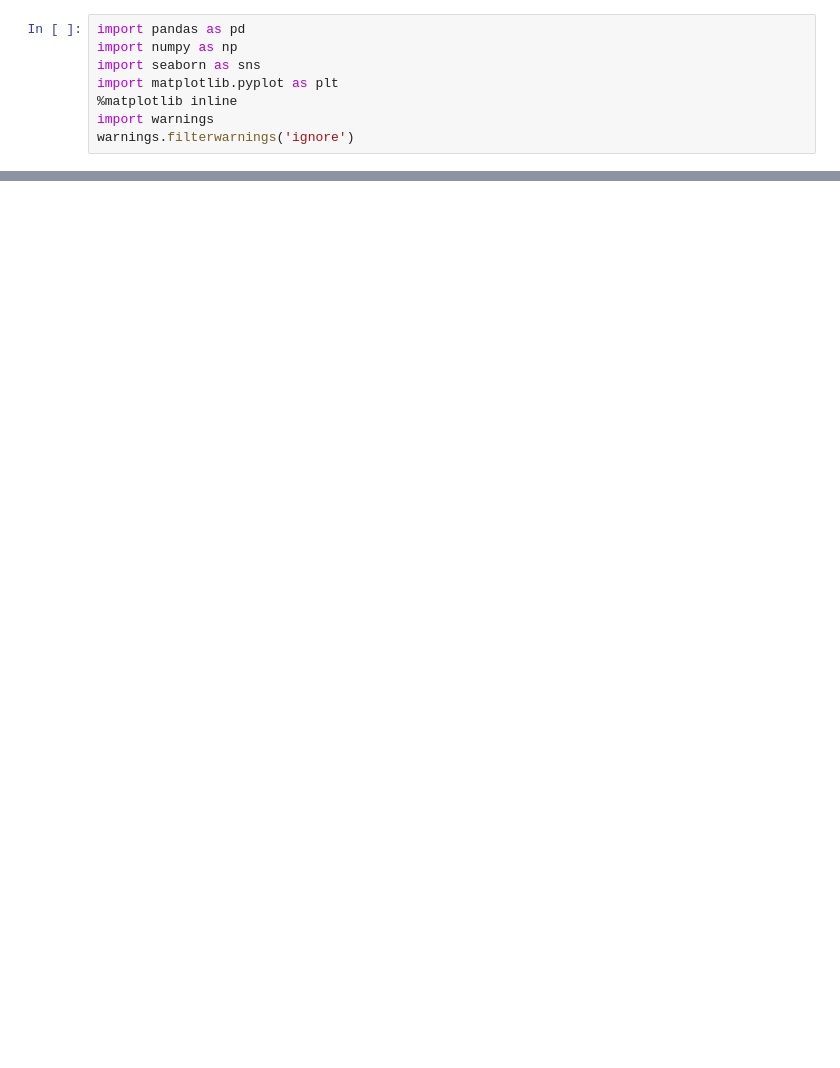
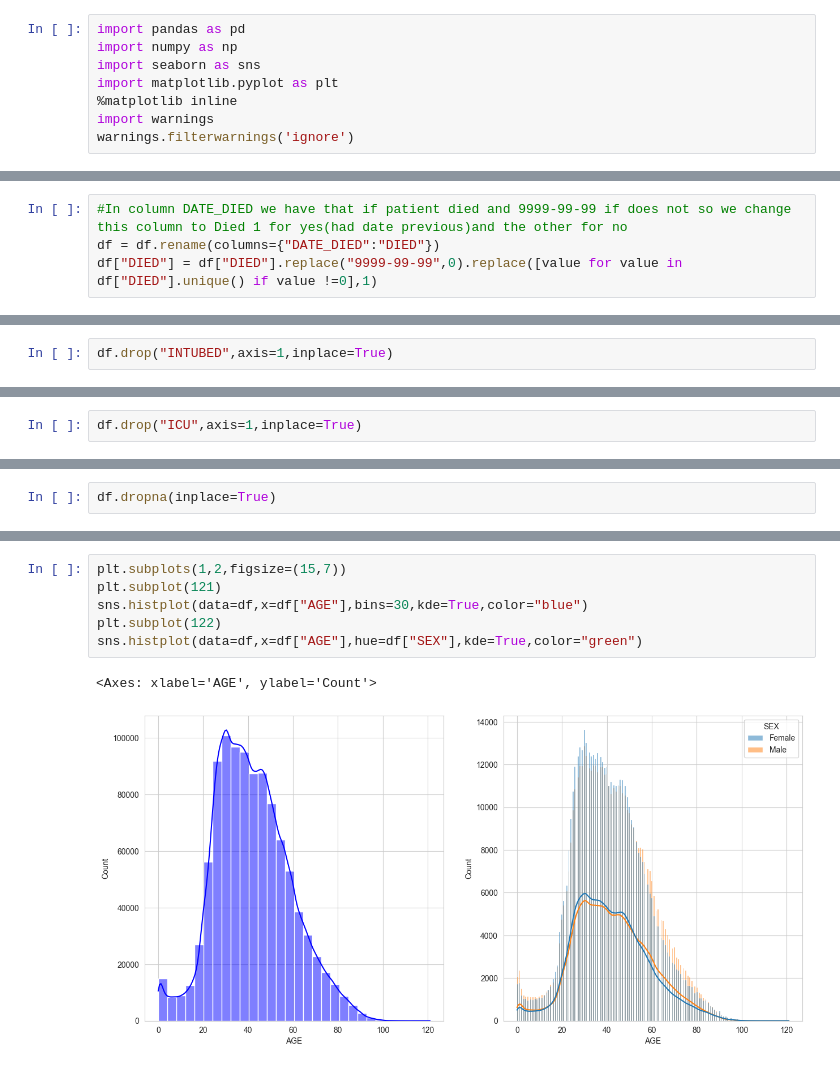
Before and after one commit to vucina1906/covid, a Jupyter notebook: notebook/data/EDA.ipynb, the cells around one changed output, grey strips where cells are left out. Drawn from its saved outputs; the diff is of its cells as text; blank space fills up the shorter version.

```diff
--- a/notebook/data/EDA.ipynb
+++ b/notebook/data/EDA.ipynb
@@ -20,0 +143,4 @@ ParserError: Error tokenizing data. C error: Expected 2 fields in line 14, saw 3
+# %%
+#In column DATE_DIED we have that if patient died and 9999-99-99 if does not so we change this column to Died 1 for yes(had date previous)and the other for no
+df = df.rename(columns={"DATE_DIED":"DIED"})
+df["DIED"] = df["DIED"].replace("9999-99-99",0).replace([value for value in df["DIED"].unique() if value !=0],1)
@@ -20,0 +175,2 @@ ParserError: Error tokenizing data. C error: Expected 2 fields in line 14, saw 3
+# %%
+df.drop("INTUBED",axis=1,inplace=True)
@@ -20,0 +185,2 @@ ParserError: Error tokenizing data. C error: Expected 2 fields in line 14, saw 3
+# %%
+df.drop("ICU",axis=1,inplace=True)
@@ -20,0 +231,2 @@ ParserError: Error tokenizing data. C error: Expected 2 fields in line 14, saw 3
+# %%
+df.dropna(inplace=True)
@@ -20,0 +309,9 @@ ParserError: Error tokenizing data. C error: Expected 2 fields in line 14, saw 3
+# %%
+plt.subplots(1,2,figsize=(15,7))
+plt.subplot(121)
+sns.histplot(data=df,x=df["AGE"],bins=30,kde=True,color="blue")
+plt.subplot(122)
+sns.histplot(data=df,x=df["AGE"],hue=df["SEX"],kde=True,color="green")
+# %% [output]
+<Axes: xlabel='AGE', ylabel='Count'>
+[figure, added]
```
Also changed, not shown: parts of 63 cells of this notebook, 17 other files.
